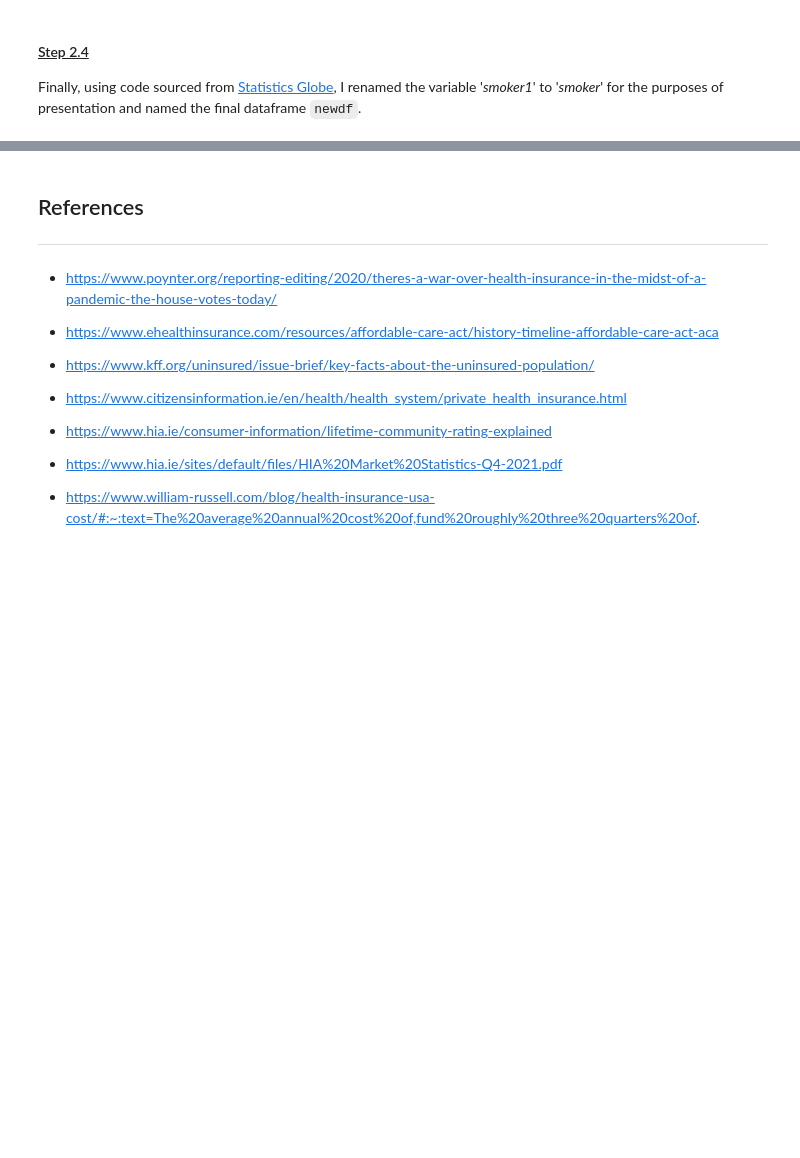
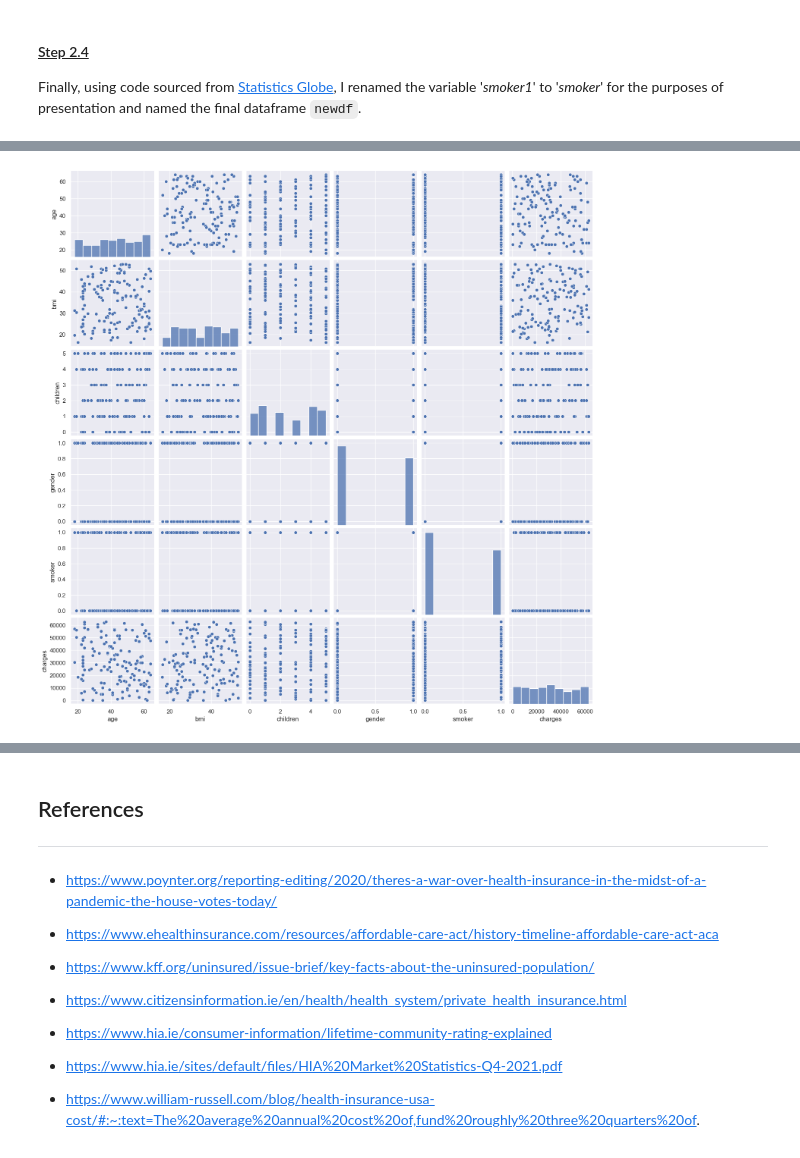
Before and after one commit to OCorry/Programming-for-Data-Analysis-Assessment-2022, a Jupyter notebook: Programming for Data Analysis Project 2022.ipynb, the cells around one changed output, grey strips where cells are left out. Cells and saved outputs as stored; diff of their text form; code cells hidden in the pictures; blank space fills up the shorter version.

```diff
--- a/Programming for Data Analysis Project 2022.ipynb
+++ b/Programming for Data Analysis Project 2022.ipynb
@@ -568,0 +572,8 @@ newdf #printing the final dataframe
+# %%
+newdf2 = newdf.iloc[0:150, :]
+# %%
+sns.pairplot(newdf2)
+
+plt.show()
+# %% [output]
+[figure, added]
```
Also changed, not shown: parts of 9 cells of this notebook.
